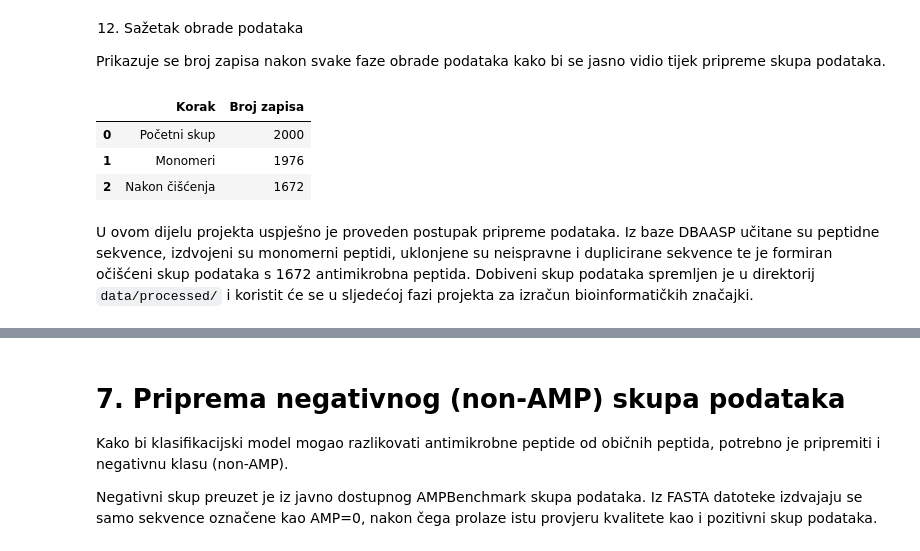
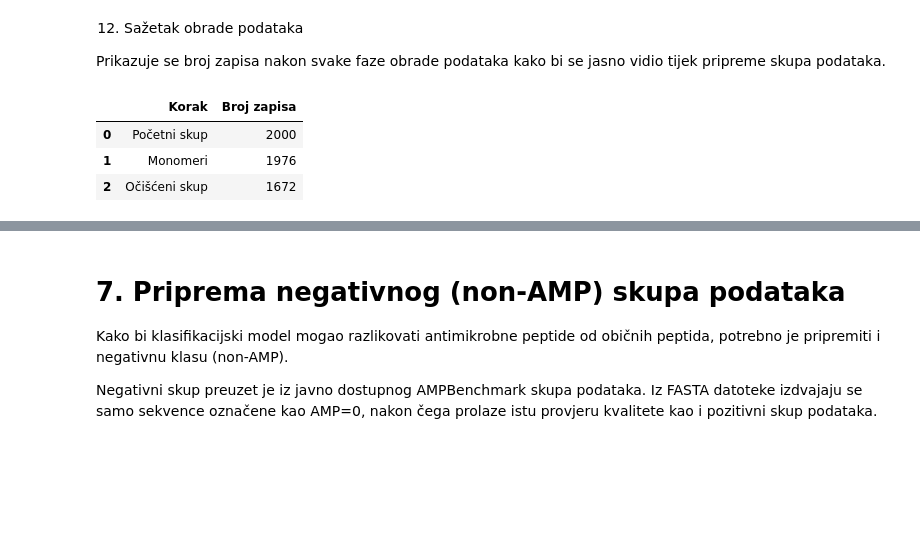
Before and after one commit to aljubic1/bioinformatika_projekt_alj, a Jupyter notebook: notebooks/01_data_preparation.ipynb, the cells around one changed output, grey strips where cells are left out. Drawn from its saved outputs; the diff is of its cells as text; code cells hidden in the pictures; blank space fills up the shorter version.

```diff
--- a/notebooks/01_data_preparation.ipynb
+++ b/notebooks/01_data_preparation.ipynb
@@ -367,26 +344,24 @@ Prikazuje se broj zapisa nakon svake faze obrade podataka kako bi se jasno vidio
 # %%
 #Broj zapisa kroz cjevovod
 summary = {
     "Korak": [
         "Početni skup",
         "Monomeri",
-        "Nakon čišćenja"
+        "Očišćeni skup"
     ],
     "Broj zapisa": [
         len(df),
         len(df_monomer),
         len(df_clean)
     ]
 }
 
 import pandas as pd
 
 pd.DataFrame(summary)
 # %% [output]
 |  | Korak | Broj zapisa |
 | 0 | Početni skup | 2000 |
 | 1 | Monomeri | 1976 |
-| 2 | Nakon čišćenja | 1672 |
+| 2 | Očišćeni skup | 1672 |
-# %% [markdown]
-U ovom dijelu projekta uspješno je proveden postupak pripreme podataka. Iz baze DBAASP učitane su peptidne sekvence, izdvojeni su monomerni peptidi, uklonjene su neispravne i duplicirane sekvence te je formiran očišćeni skup podataka s 1672 antimikrobna peptida. Dobiveni skup podataka spremljen je u direktorij `data/processed/` i koristit će se u sljedećoj fazi projekta za izračun bioinformatičkih značajki.
 # %% [markdown]
```
Also changed, not shown: parts of 9 cells of this notebook.
